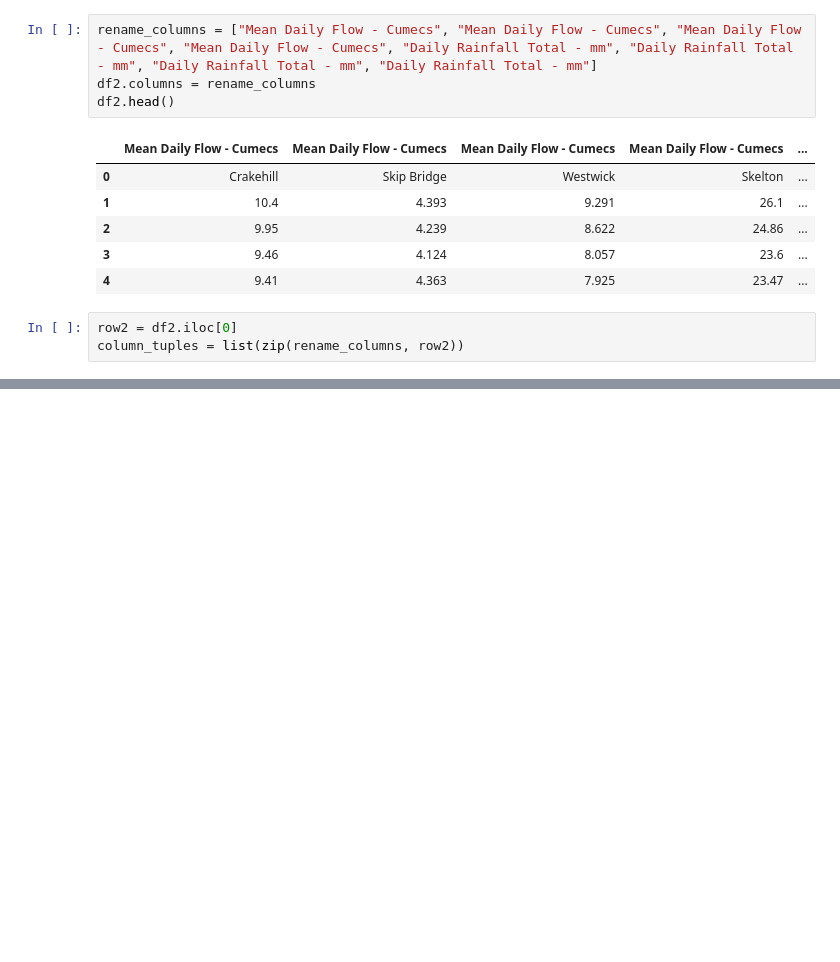
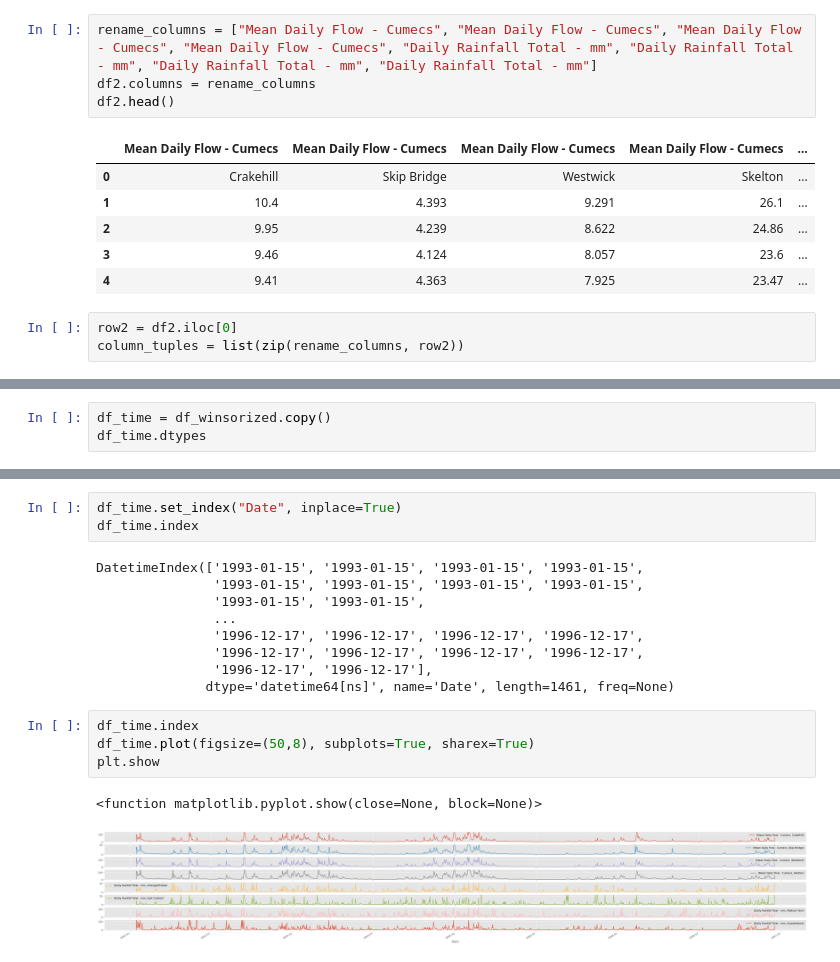
Before and after one commit to Afroamir2/Portfolio, a Jupyter notebook: ANN/ANN_Coursework.ipynb, the cells around one changed output, grey strips where cells are left out. Drawn from its saved outputs; the diff is of its cells as text; blank space fills up the shorter version.

```diff
--- a/ANN/ANN_Coursework.ipynb
+++ b/ANN/ANN_Coursework.ipynb
@@ -70,0 +270,3 @@ df2.head()
+# %%
+df_time = df_winsorized.copy()
+df_time.dtypes
@@ -70,0 +285,19 @@ df2.head()
+# %%
+df_time.set_index("Date", inplace=True)
+df_time.index
+# %% [output]
+DatetimeIndex(['1993-01-15', '1993-01-15', '1993-01-15', '1993-01-15',
+               '1993-01-15', '1993-01-15', '1993-01-15', '1993-01-15',
+               '1993-01-15', '1993-01-15',
+               ...
+               '1996-12-17', '1996-12-17', '1996-12-17', '1996-12-17',
+               '1996-12-17', '1996-12-17', '1996-12-17', '1996-12-17',
+               '1996-12-17', '1996-12-17'],
+              dtype='datetime64[ns]', name='Date', length=1461, freq=None)
+# %%
+df_time.index
+df_time.plot(figsize=(50,8), subplots=True, sharex=True)
+plt.show
+# %% [output]
+<function matplotlib.pyplot.show(close=None, block=None)>
+[figure, added]
```
Also changed, not shown: parts of 39 cells of this notebook, 5 other files.
